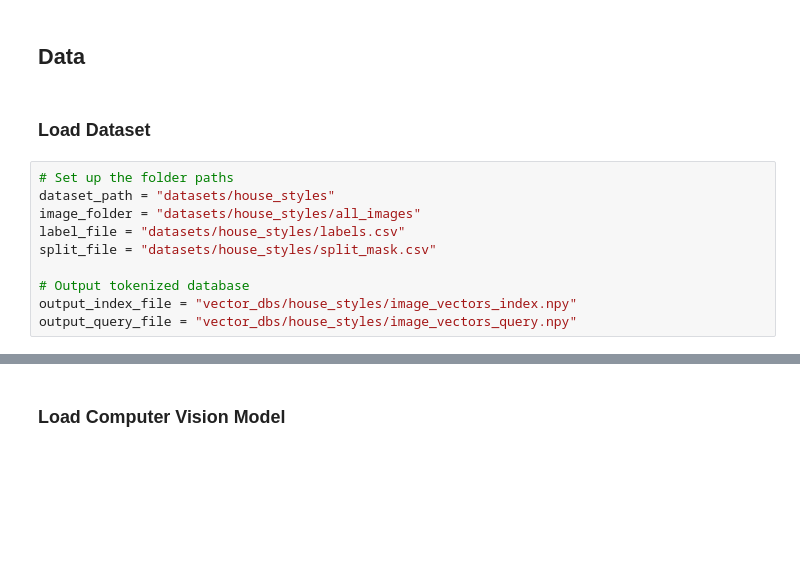
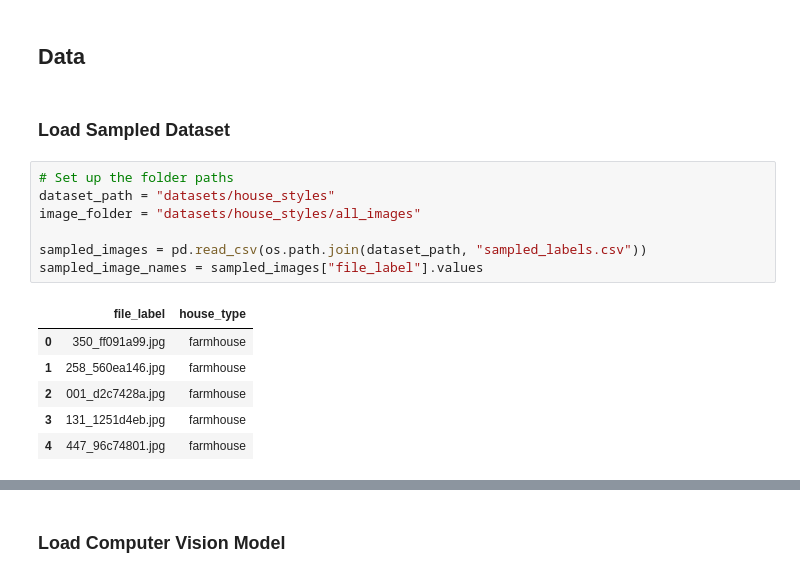
Before and after one commit to NaomiDerel/Image_Search, a Jupyter notebook: ann_pipeline.ipynb, the cells around one changed output, grey strips where cells are left out. Drawn from its saved outputs; the diff is of its cells as text; blank space fills up the shorter version.

```diff
--- a/ann_pipeline.ipynb
+++ b/ann_pipeline.ipynb
@@ -22,14 +21,18 @@ import time
 # %% [markdown]
 ## Data
 # %% [markdown]
-### Load Dataset
+### Load Sampled Dataset
 # %%
 # Set up the folder paths
 dataset_path = "datasets/house_styles"
 image_folder = "datasets/house_styles/all_images"
-label_file = "datasets/house_styles/labels.csv"
-split_file = "datasets/house_styles/split_mask.csv"
 
-# Output tokenized database
-output_index_file = "vector_dbs/house_styles/image_vectors_index.npy"
-output_query_file = "vector_dbs/house_styles/image_vectors_query.npy"
+sampled_images = pd.read_csv(os.path.join(dataset_path, "sampled_labels.csv"))
+sampled_image_names = sampled_images["file_label"].values
+# %% [output]
+|  | file_label | house_type |
+| 0 | 350_ff091a99.jpg | farmhouse |
+| 1 | 258_560ea146.jpg | farmhouse |
+| 2 | 001_d2c7428a.jpg | farmhouse |
+| 3 | 131_1251d4eb.jpg | farmhouse |
+| 4 | 447_96c74801.jpg | farmhouse |
```
Also changed, not shown: parts of 31 cells of this notebook, 7 other files.
